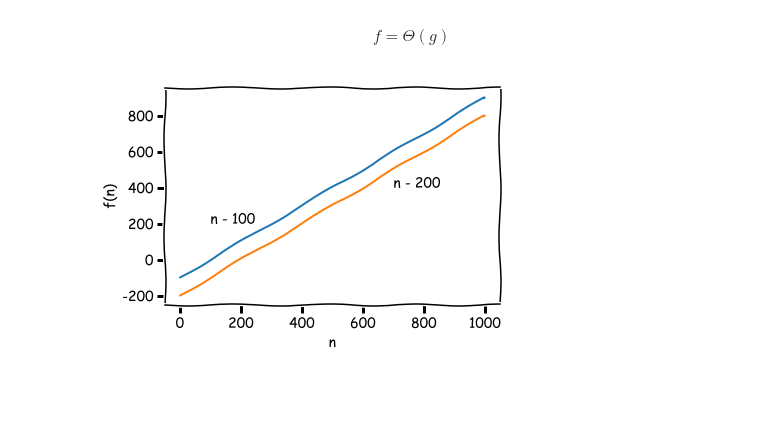
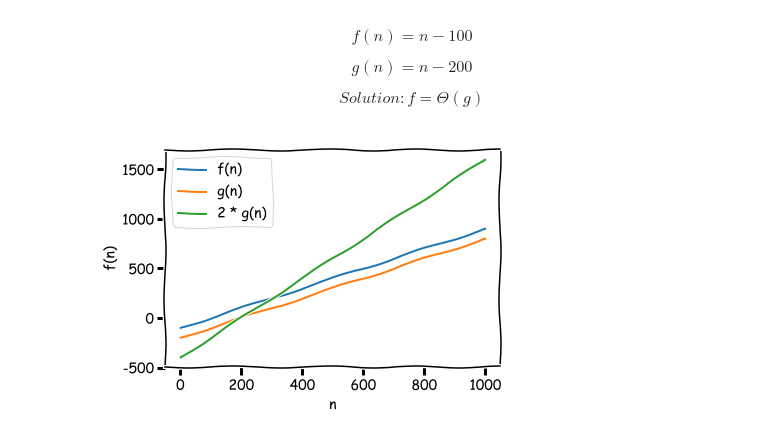
Before and after one commit to Walkeryr/Algorithms-DPV-solutions, a Jupyter notebook: Chapter 0/0.1.a.ipynb, the cells around one changed output. Saved outputs shown, nothing was run; the diff lists cells and outputs as text; code cells hidden in the pictures; blank space fills up the shorter version.

Commit message:
Added solution for 0.1.a exercise

```diff
--- a/Chapter 0/0.1.a.ipynb
+++ b/Chapter 0/0.1.a.ipynb
@@ -1,23 +1,28 @@
 # %% [markdown]
-$$f = Θ(g)$$
+$$ f(n) = n - 100 $$
+
+$$ g(n) = n - 200 $$
+
+$$ Solution: f = Θ(g) $$
-# %%
-import numpy as np
-import matplotlib.pyplot as plt
-
-n = np.arange(1, 1000, 1)
-
-plt.plot(n, [f(n) for n in x])
-plt.plot(n, [g(n) for n in x])
-plt.text(100, 200, 'n - 100')
-plt.text(700, 400, 'n - 200')
-plt.ylabel('f(n)')
-plt.xlabel('n')
-plt.show()
-# %% [output]
-[figure, removed]
 # %%
 def f(n):
     return n - 100;
 # %%
 def g(n):
     return n - 200;
+# %%
+import numpy as np
+import matplotlib.pyplot as plt
+
+x = np.arange(1, 1000, 1)
+
+plt.xkcd()
+plt.plot(n, [f(n) for n in x], label='f(n)')
+plt.plot(n, [g(n) for n in x], label='g(n)')
+plt.plot(n, [2 * g(n) for n in x], label='2 * g(n)')
+plt.ylabel('f(n)')
+plt.xlabel('n')
+plt.legend(loc='upper left')
+plt.show()
+# %% [output]
+[figure, added]
```
